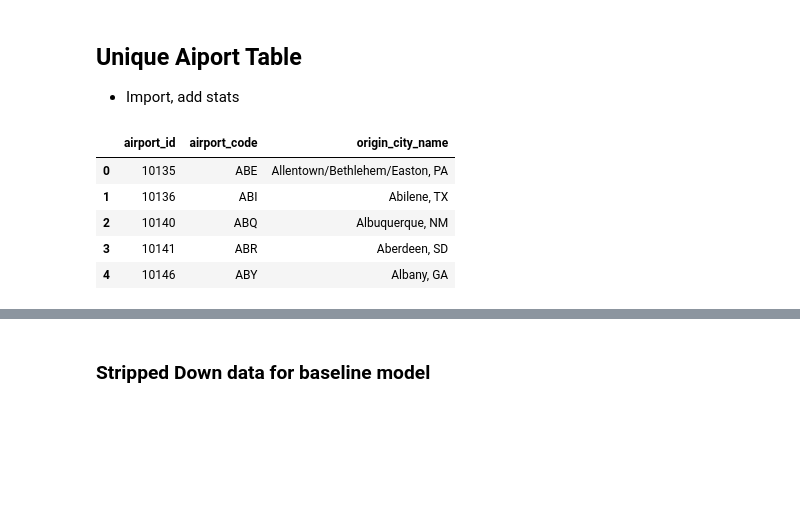
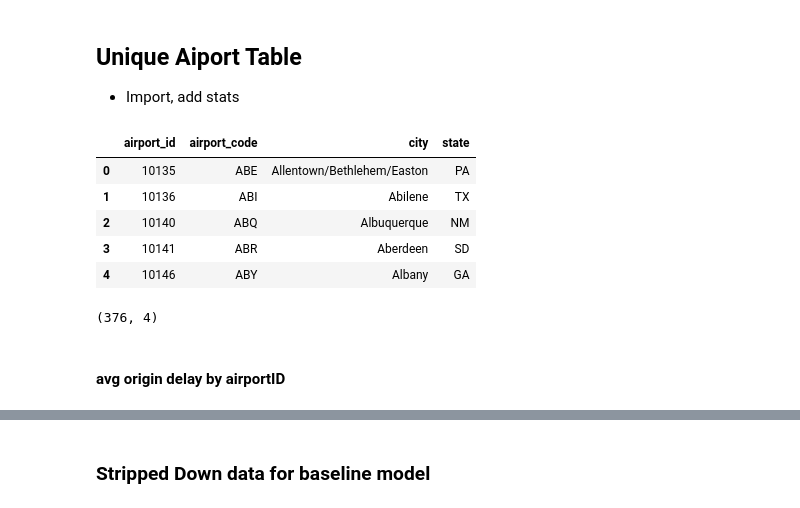
Before and after one commit to The-Powder-of-Data/Flight_Predictions, a Jupyter notebook: scrap_files/Joe/exploratory_analysis.ipynb, the cells around one changed output, grey strips where cells are left out. Drawn from its saved outputs; the diff is of its cells as text; code cells hidden in the pictures; blank space fills up the shorter version.

```diff
--- a/scrap_files/Joe/exploratory_analysis.ipynb
+++ b/scrap_files/Joe/exploratory_analysis.ipynb
@@ -497,12 +499,22 @@ df2_temp.groupby(by="origin_airport_id").count().sort_values(by='fl_date', ascen
 # %%
 airports = pd.read_csv('/Users/josephluiz/lighthouse/lighthouse-data-notes/Week_5/Day_5/mid-term-project-I/Joe_Files/Extracts/unique_origin_airports.csv')
 #clean this up a bit
 airports.rename(columns={'origin_airport_id': 'airport_id', 'origin':'airport_code'}, inplace=True)
+split = airports['origin_city_name'].str.split(",", n=1, expand=True)
+airports['city'] = split[0]
+airports['state'] = split[1]
+airports.drop('origin_city_name', axis=1, inplace=True)
 airports.head()
 # %% [output]
-|  | airport_id | airport_code | origin_city_name |
-| 0 | 10135 | ABE | Allentown/Bethlehem/Easton, PA |
-| 1 | 10136 | ABI | Abilene, TX |
-| 2 | 10140 | ABQ | Albuquerque, NM |
-| 3 | 10141 | ABR | Aberdeen, SD |
-| 4 | 10146 | ABY | Albany, GA |
+|  | airport_id | airport_code | city | state |
+| 0 | 10135 | ABE | Allentown/Bethlehem/Easton | PA |
+| 1 | 10136 | ABI | Abilene | TX |
+| 2 | 10140 | ABQ | Albuquerque | NM |
+| 3 | 10141 | ABR | Aberdeen | SD |
+| 4 | 10146 | ABY | Albany | GA |
+# %%
+airports.shape
+# %% [output]
+(376, 4)
+# %% [markdown]
+#### avg origin delay by airportID
```
Also changed, not shown: parts of 16 cells of this notebook, 3 other files.
